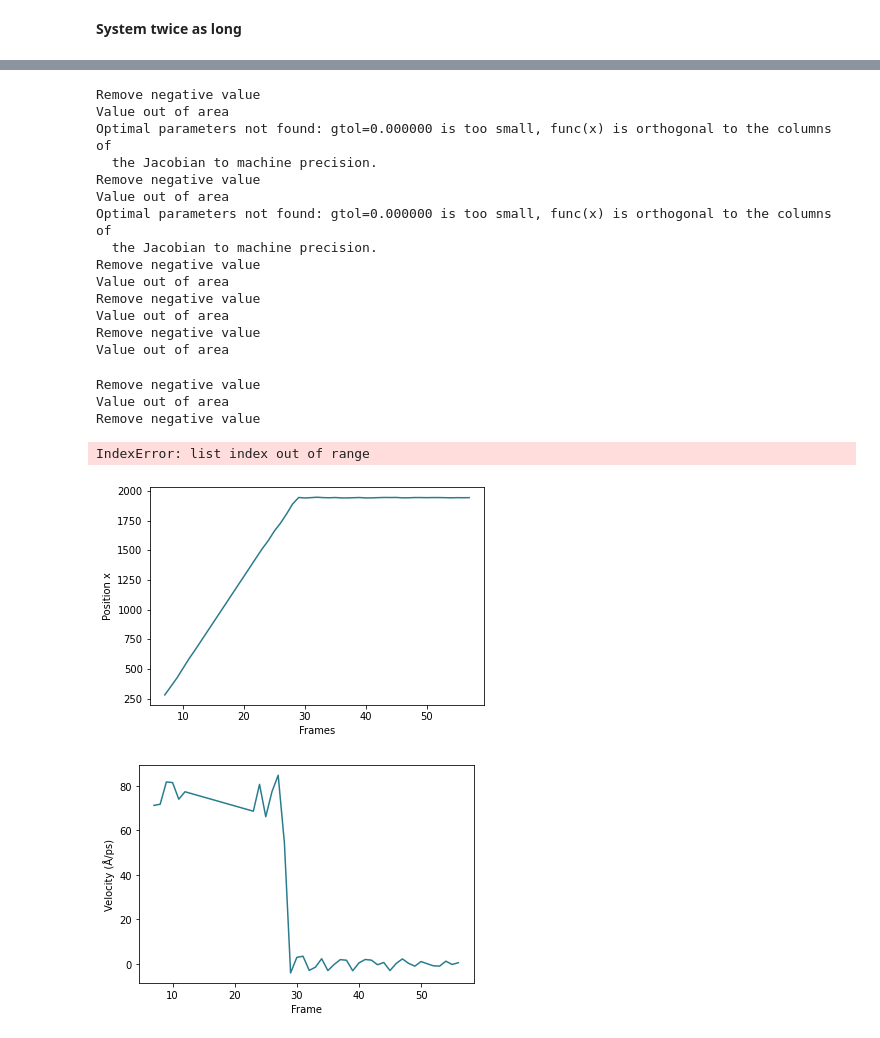
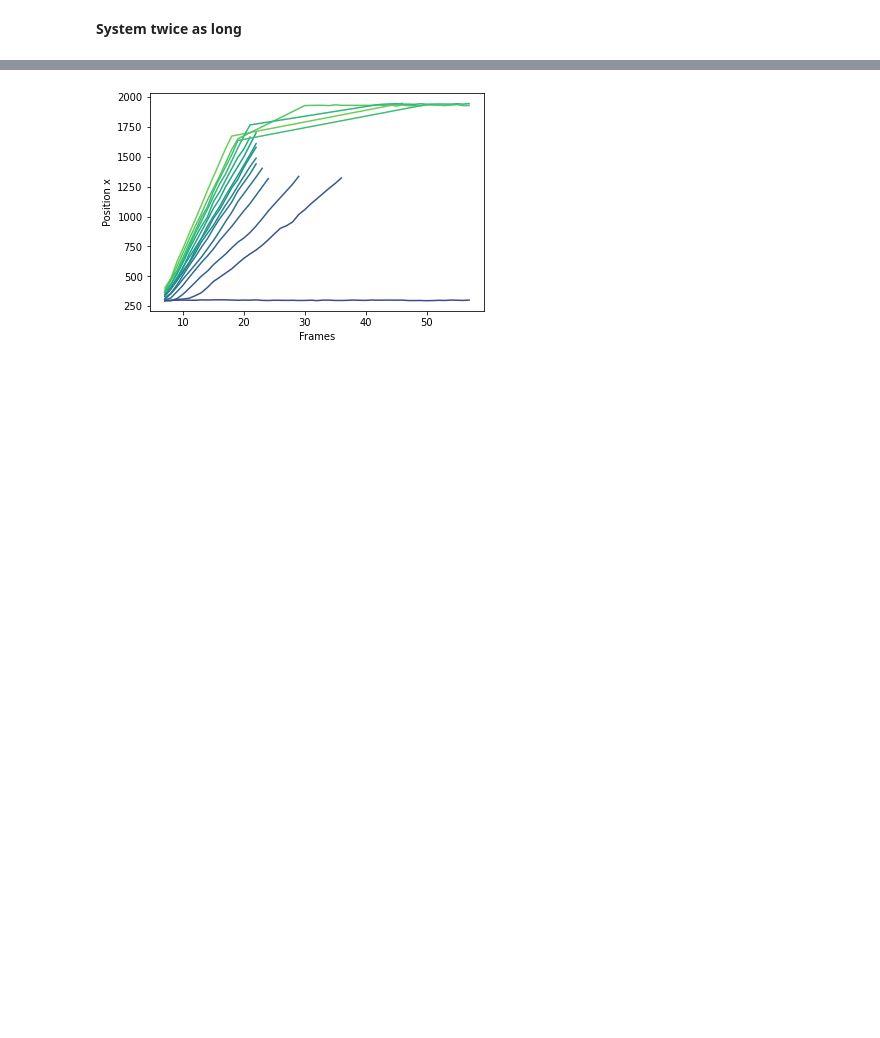
Before and after one commit to marthgg/crack-simulations, a Jupyter notebook: notebooks/crackTip_v1.ipynb, the cells around one changed output, grey strips where cells are left out. Saved outputs shown, nothing was run; the diff lists cells and outputs as text; code cells hidden in the pictures; blank space fills up the shorter version.

```diff
--- a/notebooks/crackTip_v1.ipynb
+++ b/notebooks/crackTip_v1.ipynb
@@ -15,9 +15,9 @@ from regex_file_collector.utils import floating_number_pattern
 # %%
 # Functions
 
-def sigmoid(x, x0, k, a):
-    y = 1 / (1 + np.exp(-k*(x-x0))) * a
-    return y
+#def sigmoid(x, x0, k, a):
+#    y = 1 / (1 + np.exp(-k*(x-x0))) * a
+#    return y
 
 def sigmoid(x, c, b, a):
     z = b*(x-c)
@@ -126,10 +126,10 @@ for deformZ, path in simulations.items():
     velocity = np.diff(position_crack_tip)/np.diff(frames)
 
     plt.figure(2)
-    plt.plot(frames[:-1], velocity, color=get_color_value(float(deformZ), 1.010000, 1.100000))#, label=deformZ)
+    plt.plot(frames[:-1], velocity*100, color=get_color_value(float(deformZ), 1.010000, 1.100000))#, label=deformZ)
     plt.xlabel('Frame')
-    plt.ylabel('Velocity (Å/ps)')
-    plt.ylim([0, 300])
+    plt.ylabel('Velocity (m/s)')
+    #plt.ylim([0, 300])
     #plt.legend()
     #plt.show()
 # %% [output]
@@ -345,6 +338,7 @@ for deformZ, path in simulations.items():
     #counter += 1
     #if counter > 2:
     #    break
+
     file_name = path
     print(file_name)
     pipeline = import_file(file_name, multiple_frames=True)
@@ -352,7 +346,7 @@ for deformZ, path in simulations.items():
     position_crack_tip = []
     frames = []
 
-    extra_zeros = np.zeros((20))
+    extra_zeros = np.zeros((50))
 
     #inital guess
     popt = [100]
@@ -386,7 +380,13 @@ for deformZ, path in simulations.items():
         pos_x = np.insert(pos_x, len(pos_x), new_pos)
         coord = np.insert(coord, len(coord), extra_zeros)
 
-        popt = [100]
+        mean_pos_x = running_mean(pos_x, 10)
+        mean_coord = running_mean(coord, 10)
+
+        pos_x = mean_pos_x[7:-7]
+        coord = mean_coord[7:-7]
+
+        popt = [200]
 
         try:
             popt, pcov = curve_fit(sigmoid, pos_x, coord, p0=[popt[0], 0.001, (pos_x[0]+pos_x[-1])/2])
@@ -394,19 +394,10 @@ for deformZ, path in simulations.items():
             print(e)
             popt = [-1]
 
-        #print(popt)
+        #print(popt[0])
+
         position_crack_tip.append(popt[0])
         frames.append(frame)
-
-        if popt[0] < 0:
-            print('Remove negative value')
-            position_crack_tip.pop(-1)
-            frames.pop(-1)
-
-        if (popt[0] > pos_x[-1]) or (popt[0]<position_crack_tip[0]-50):
-            print('Value out of area')
-            position_crack_tip.pop(-1)
-            frames.pop(-1)
 
         #sig_x = np.linspace(pos_x[0], pos_x[-1], len(pos_x))
         #sig_y = sigmoid(sig_x, *popt)
@@ -416,6 +407,21 @@ for deformZ, path in simulations.items():
         #plt.plot(sig_x, sig_y, label='fit')
         #plt.legend()
         #plt.show()
+
+        if popt[0] < 0:
+            print('Remove negative value')
+            position_crack_tip.pop(-1)
+            frames.pop(-1)
+
+        if (popt[0] > pos_x[-1]):
+            print('Value outisde of simualtion area')
+            position_crack_tip.pop(-1)
+            frames.pop(-1)
+
+        #if (popt[0] > pos_x[-1]) or (popt[0]<position_crack_tip[0]-50):
+        #    print('Value out of area')
+        #    position_crack_tip.pop(-1)
+        #    frames.pop(-1)
 
         # Plot crack tip position with frame
         #velocity = []
@@ -433,10 +439,10 @@ for deformZ, path in simulations.items():
     # Find velocity
     velocity = np.diff(position_crack_tip)/np.diff(frames)
 
-    plt.figure(2)
-    plt.plot(frames[:-1], velocity, color=get_color_value(float(deformZ), 1.010000, 1.100000))#, label=deformZ)
-    plt.xlabel('Frame')
-    plt.ylabel('Velocity (Å/ps)')
+    #plt.figure(2)
+    #plt.plot(frames[:-1], velocity, color=get_color_value(float(deformZ), 1.010000, 1.100000))#, label=deformZ)
+    #plt.xlabel('Frame')
+    #plt.ylabel('Velocity (Å/ps)')
     #plt.ylim([0, 300])
     #plt.legend()
     #plt.show()
@@ -475,20 +467 @@ Value out of area
-Remove negative value
-Value out of area
-Optimal parameters not found: gtol=0.000000 is too small, func(x) is orthogonal to the columns of
-  the Jacobian to machine precision.
-Remove negative value
-Value out of area
-Optimal parameters not found: gtol=0.000000 is too small, func(x) is orthogonal to the columns of
-  the Jacobian to machine precision.
-Remove negative value
-Value out of area
-Remove negative value
-Value out of area
-Remove negative value
-Value out of area
-Remove negative value
-Value out of area
-Remove negative value
-IndexError: list index out of range
-[figure, old version]
+[figure, new version]
-[figure, removed]
```
Also changed, not shown: parts of 9 cells of this notebook, 1 other file.
